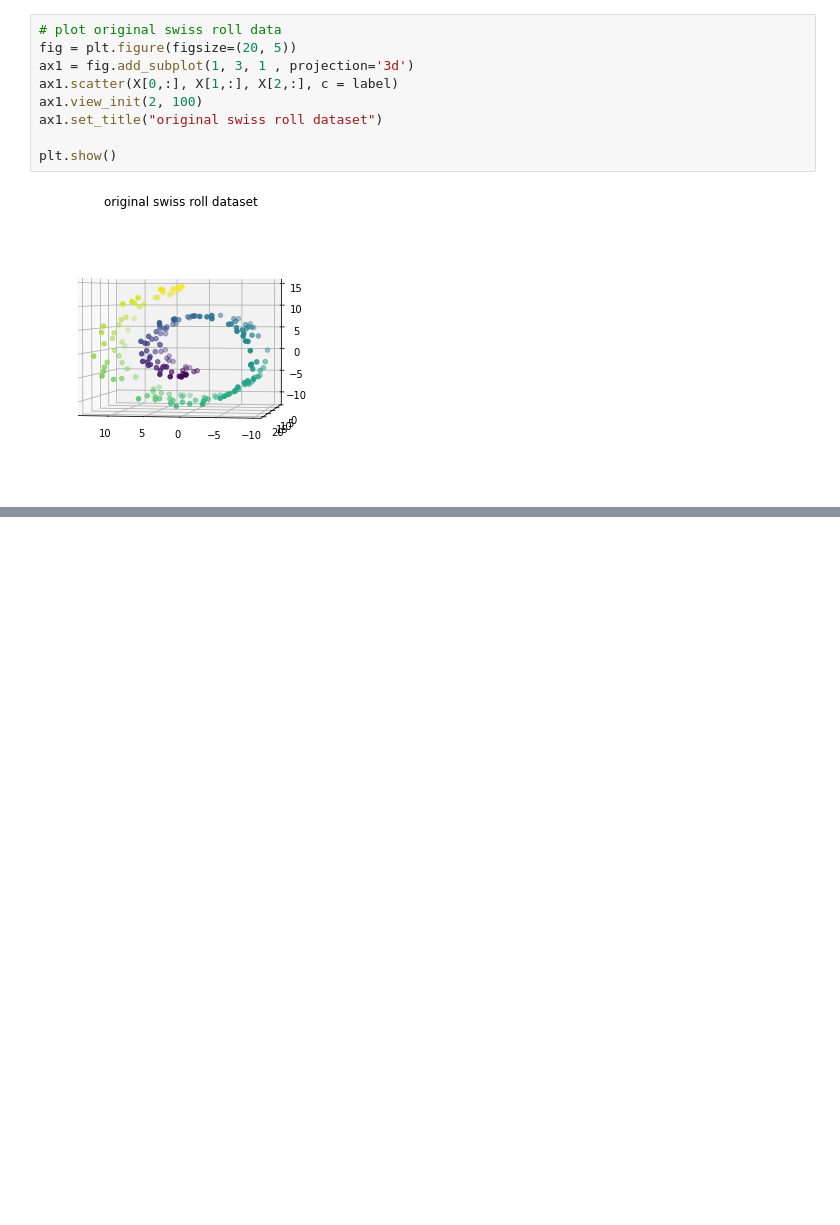
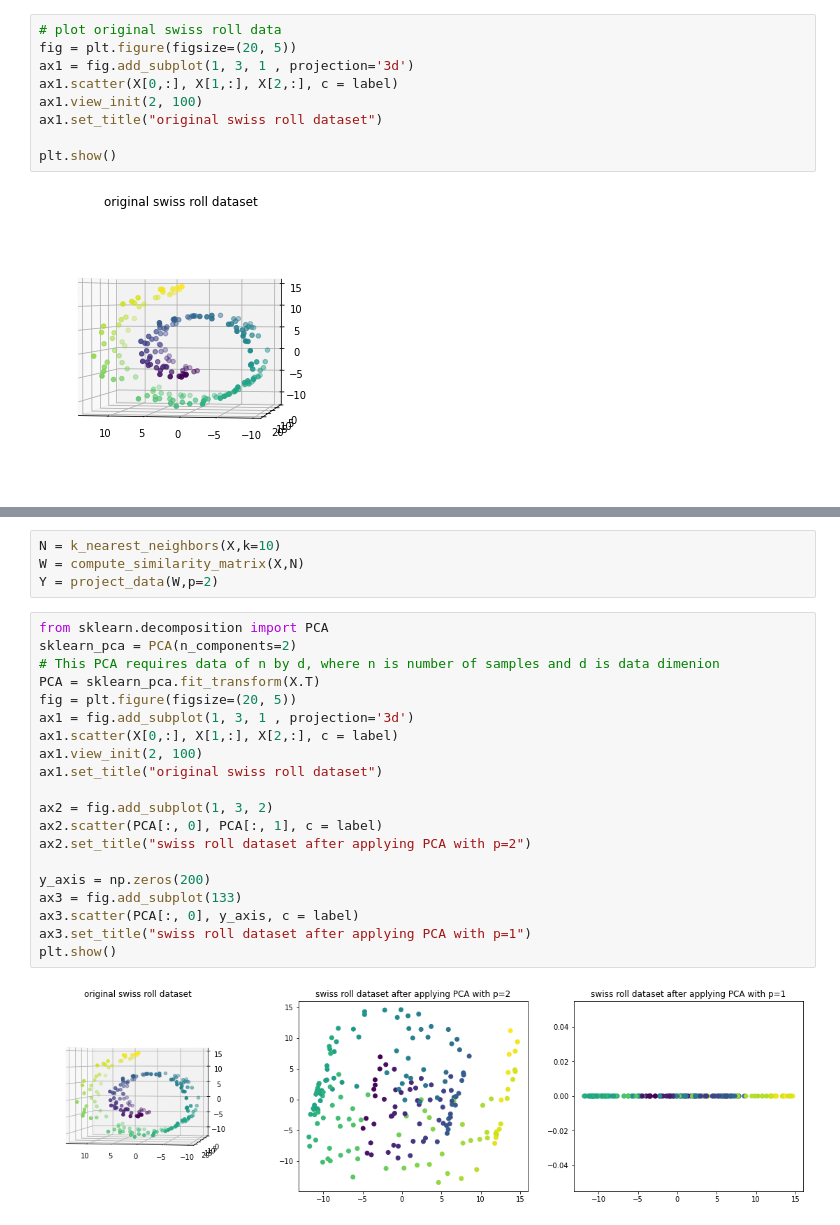
Before and after one commit to Ma-Zhuang/Visualization, a Jupyter notebook: lab6/Untitled.ipynb, the cells around one changed output, grey strips where cells are left out. Saved outputs shown, nothing was run; the diff lists cells and outputs as text; blank space fills up the shorter version.

```diff
--- a/lab6/Untitled.ipynb
+++ b/lab6/Untitled.ipynb
@@ -33,0 +71,26 @@ distance_matrix(X)
+# %%
+N = k_nearest_neighbors(X,k=10)
+W = compute_similarity_matrix(X,N)
+Y = project_data(W,p=2)
+# %%
+from sklearn.decomposition import PCA
+sklearn_pca = PCA(n_components=2)
+# This PCA requires data of n by d, where n is number of samples and d is data dimenion
+PCA = sklearn_pca.fit_transform(X.T)
+fig = plt.figure(figsize=(20, 5))
+ax1 = fig.add_subplot(1, 3, 1 , projection='3d')
+ax1.scatter(X[0,:], X[1,:], X[2,:], c = label)
+ax1.view_init(2, 100)
+ax1.set_title("original swiss roll dataset")
+
+ax2 = fig.add_subplot(1, 3, 2)
+ax2.scatter(PCA[:, 0], PCA[:, 1], c = label)
+ax2.set_title("swiss roll dataset after applying PCA with p=2")
+
+y_axis = np.zeros(200)
+ax3 = fig.add_subplot(133)
+ax3.scatter(PCA[:, 0], y_axis, c = label)
+ax3.set_title("swiss roll dataset after applying PCA with p=1")
+plt.show()
+# %% [output]
+[figure, added]
```
Also changed, not shown: parts of 6 cells of this notebook.
